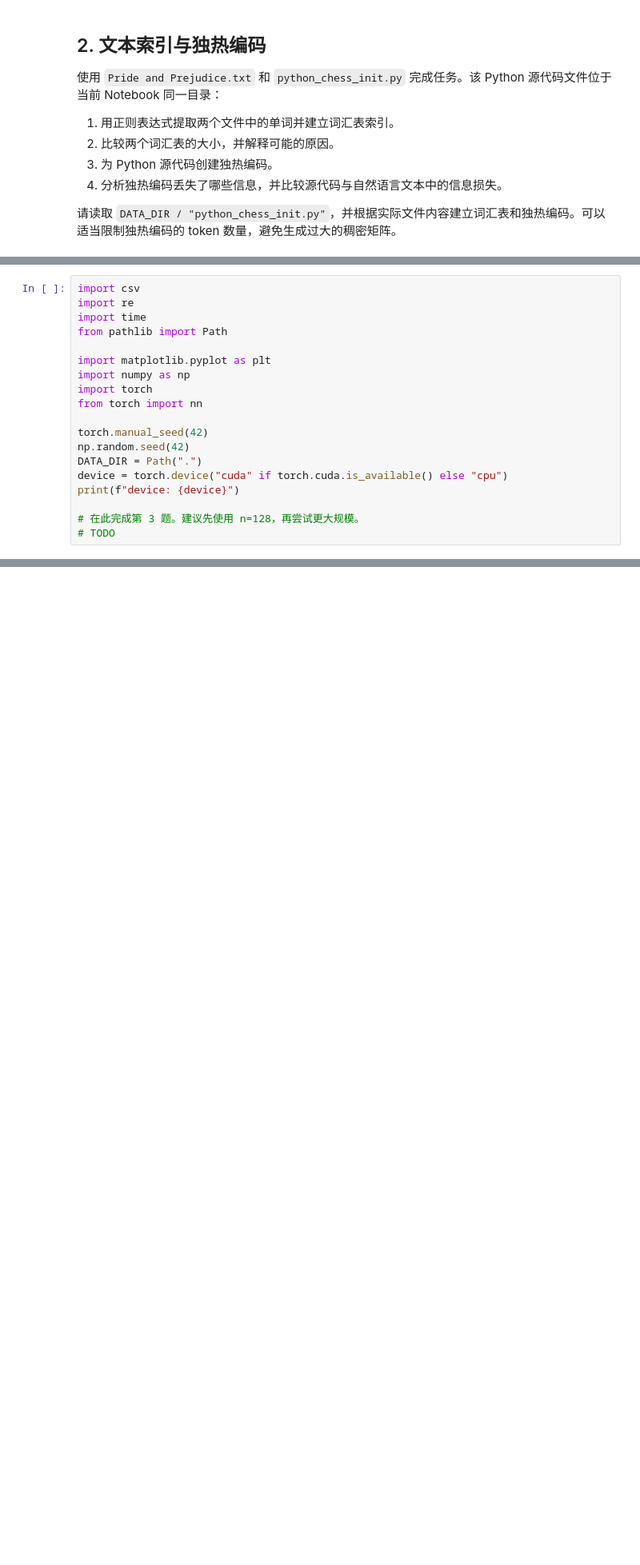
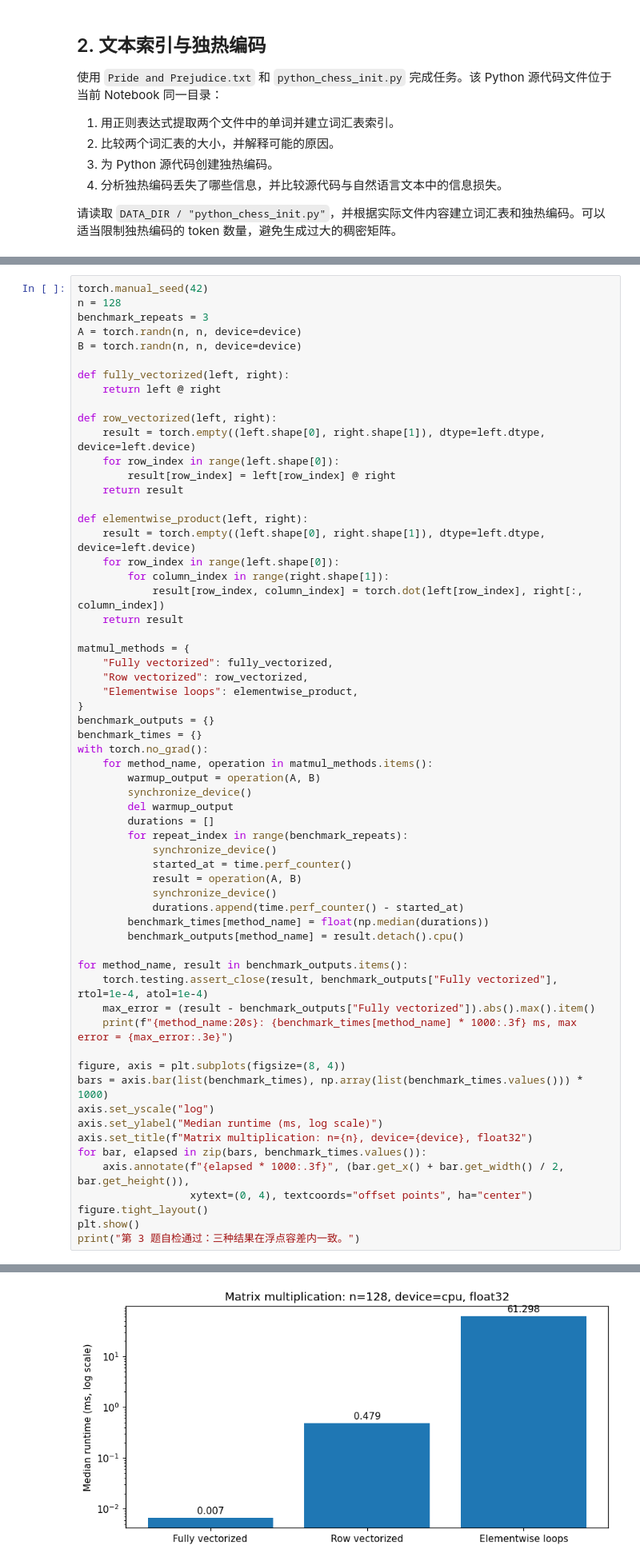
Before and after one commit to CH3COOH-JYR/DeepLearning, a Jupyter notebook: homework1/homework.ipynb, the cells around one changed output, grey strips where cells are left out. Shown at 80% size. Saved outputs shown, nothing was run; the diff lists cells and outputs as text; blank space fills up the shorter version.

```diff
--- a/homework1/homework.ipynb
+++ b/homework1/homework.ipynb
@@ -66,21 +191,64 @@ print(f"device: {device}")
 
 默认规模应适合课堂环境快速运行；可将 `n` 调大到 `5000` 做额外实验。
 # %%
-import csv
-import re
-import time
-from pathlib import Path
+torch.manual_seed(42)
+n = 128
+benchmark_repeats = 3
+A = torch.randn(n, n, device=device)
+B = torch.randn(n, n, device=device)
 
-import matplotlib.pyplot as plt
-import numpy as np
-import torch
-from torch import nn
+def fully_vectorized(left, right):
+    return left @ right
 
-torch.manual_seed(42)
-np.random.seed(42)
-DATA_DIR = Path(".")
-device = torch.device("cuda" if torch.cuda.is_available() else "cpu")
-print(f"device: {device}")
+def row_vectorized(left, right):
+    result = torch.empty((left.shape[0], right.shape[1]), dtype=left.dtype, device=left.device)
+    for row_index in range(left.shape[0]):
+        result[row_index] = left[row_index] @ right
+    return result
 
-# 在此完成第 3 题。建议先使用 n=128，再尝试更大规模。
-# TODO
+def elementwise_product(left, right):
+    result = torch.empty((left.shape[0], right.shape[1]), dtype=left.dtype, device=left.device)
+    for row_index in range(left.shape[0]):
+        for column_index in range(right.shape[1]):
+            result[row_index, column_index] = torch.dot(left[row_index], right[:, column_index])
+    return result
+
+matmul_methods = {
+    "Fully vectorized": fully_vectorized,
+    "Row vectorized": row_vectorized,
+    "Elementwise loops": elementwise_product,
+}
+benchmark_outputs = {}
+benchmark_times = {}
+with torch.no_grad():
+    for method_name, operation in matmul_methods.items():
+        warmup_output = operation(A, B)
+        synchronize_device()
+        del warmup_output
+        durations = []
+        for repeat_index in range(benchmark_repeats):
+            synchronize_device()
+            started_at = time.perf_counter()
+            result = operation(A, B)
+            synchronize_device()
+            durations.append(time.perf_counter() - started_at)
+        benchmark_times[method_name] = float(np.median(durations))
+        benchmark_outputs[method_name] = result.detach().cpu()
+
+for method_name, result in benchmark_outputs.items():
+    torch.testing.assert_close(result, benchmark_outputs["Fully vectorized"], rtol=1e-4, atol=1e-4)
+    max_error = (result - benchmark_outputs["Fully vectorized"]).abs().max().item()
+    print(f"{method_name:20s}: {benchmark_times[method_name] * 1000:.3f} ms, max error = {max_error:.3e}")
+
+figure, axis = plt.subplots(figsize=(8, 4))
+bars = axis.bar(list(benchmark_times), np.array(list(benchmark_times.values())) * 1000)
+axis.set_yscale("log")
+axis.set_ylabel("Median runtime (ms, log scale)")
+axis.set_title(f"Matrix multiplication: n={n}, device={device}, float32")
+for bar, elapsed in zip(bars, benchmark_times.values()):
+    axis.annotate(f"{elapsed * 1000:.3f}", (bar.get_x() + bar.get_width() / 2, bar.get_height()),
+                  xytext=(0, 4), textcoords="offset points", ha="center")
+figure.tight_layout()
+plt.show()
+print("第 3 题自检通过：三种结果在浮点容差内一致。")
+# %% [output]
@@ -86,0 +258 @@ print(f"device: {device}")
+[figure, added]
```
Also changed, not shown: parts of 28 cells of this notebook, 5 other files.
